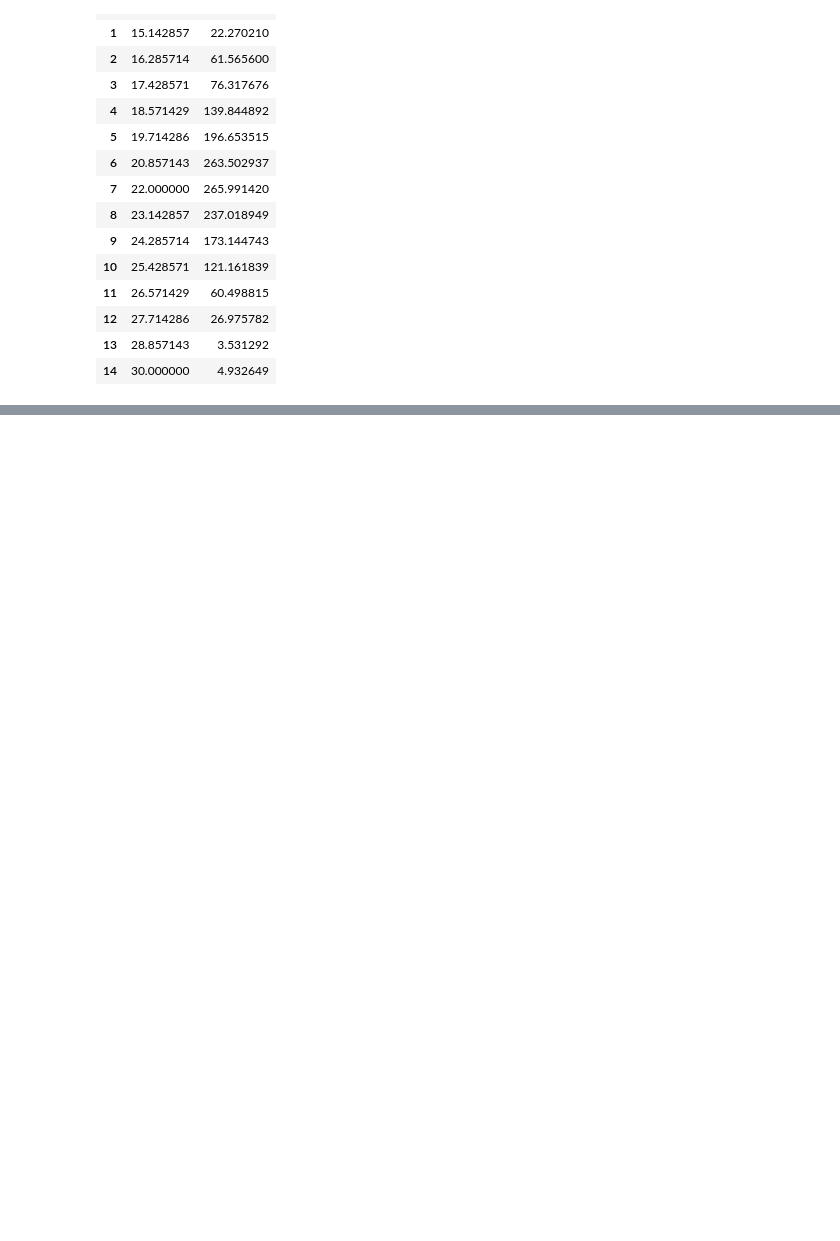
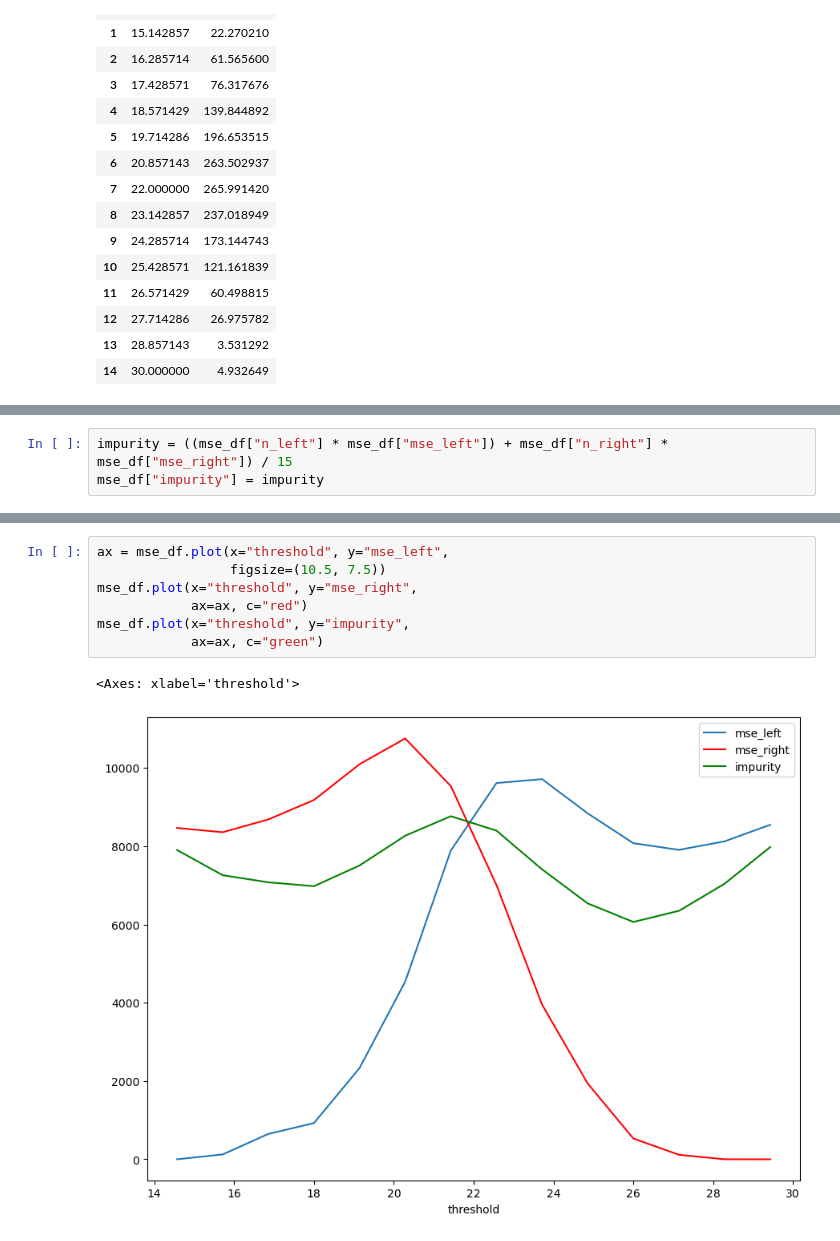
Before and after one commit to AverageGHenjoyer/drzewa-decyzyjne-i-lasy-losowe, a Jupyter notebook: rozdzial_3_drzewa_w_regresji/3_3_mse_impurity.ipynb, the cells around one changed output, grey strips where cells are left out. Cells and saved outputs as stored; diff of their text form; blank space fills up the shorter version.

```diff
--- a/rozdzial_3_drzewa_w_regresji/3_3_mse_impurity.ipynb
+++ b/rozdzial_3_drzewa_w_regresji/3_3_mse_impurity.ipynb
@@ -56,0 +114,3 @@ prices_df
+# %%
+impurity = ((mse_df["n_left"] * mse_df["mse_left"]) + mse_df["n_right"] * mse_df["mse_right"]) / 15
+mse_df["impurity"] = impurity
@@ -56,0 +135,10 @@ prices_df
+# %%
+ax = mse_df.plot(x="threshold", y="mse_left",
+                 figsize=(10.5, 7.5))
+mse_df.plot(x="threshold", y="mse_right",
+            ax=ax, c="red")
+mse_df.plot(x="threshold", y="impurity",
+            ax=ax, c="green")
+# %% [output]
+<Axes: xlabel='threshold'>
+[figure, added]
```
Also changed, not shown: parts of 11 cells of this notebook, 1 other file.
